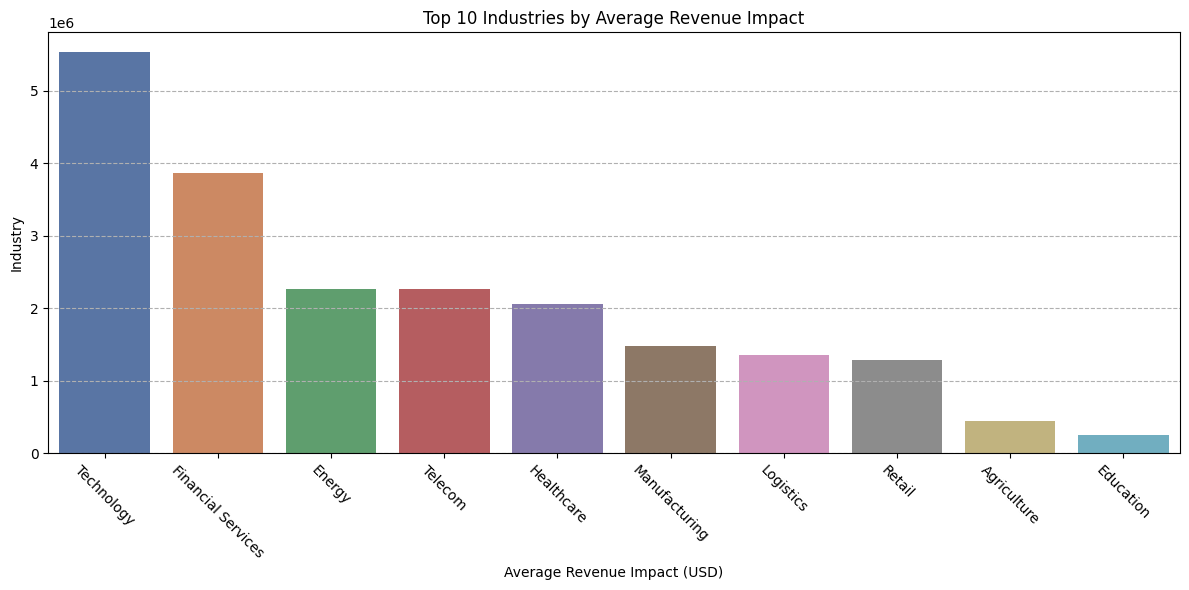
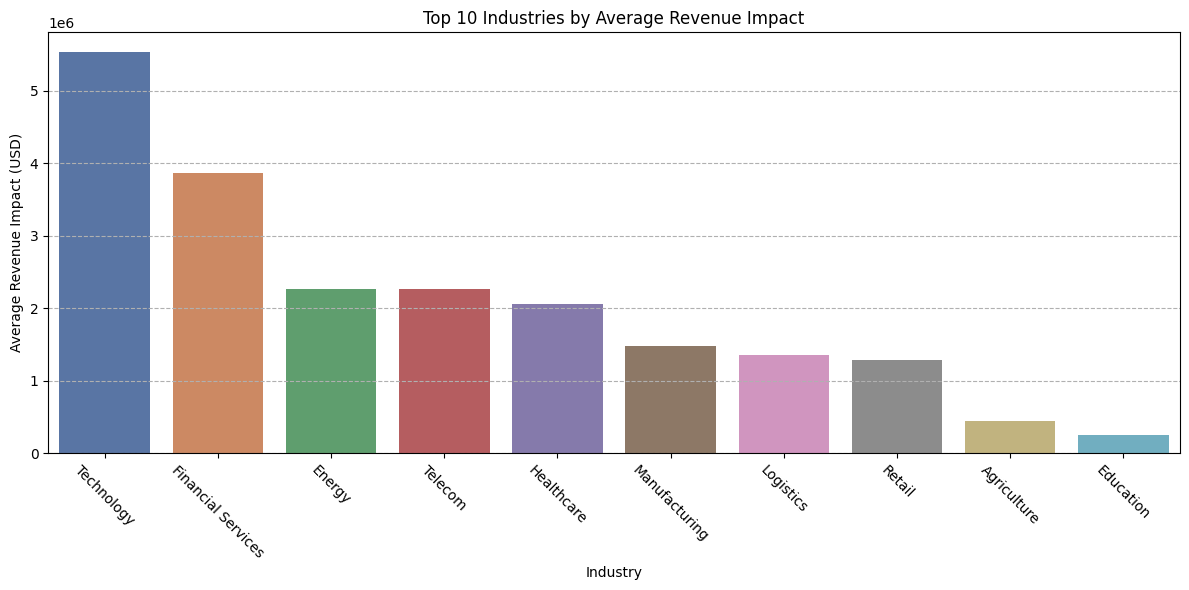
Code edit (unified diff) that turned the first committed figure into the second:
--- before
+++ after
@@ -1,3 +1,4 @@
 # --- Plot 1: Scatter Plot ---
+
 plt.figure(figsize=(10, 6))
 sns.scatterplot(
@@ -13,4 +14,7 @@
 plt.grid(True, linestyle='--', alpha=0.7)
 plt.tight_layout()
+plt.title('AI Investment vs. Revenue Impact')
+
+plt.tight_layout()
 plt.show()
 
@@ -20,5 +24,4 @@
 
 plt.figure(figsize=(12, 6))
-# Fixed: Removed the incompatible 'legend=False' keyword argument
 sns.barplot(
     y=top_industries.values, 
@@ -28,6 +31,6 @@
 plt.grid(axis='y', linestyle='--')
 plt.title('Top 10 Industries by Average Revenue Impact')
-plt.xlabel('Average Revenue Impact (USD)')
-plt.ylabel('Industry')
+plt.ylabel('Average Revenue Impact (USD)')
+plt.xlabel('Industry')
 plt.xticks(rotation=-45)
 plt.tight_layout()

Commit: Updated dashboard